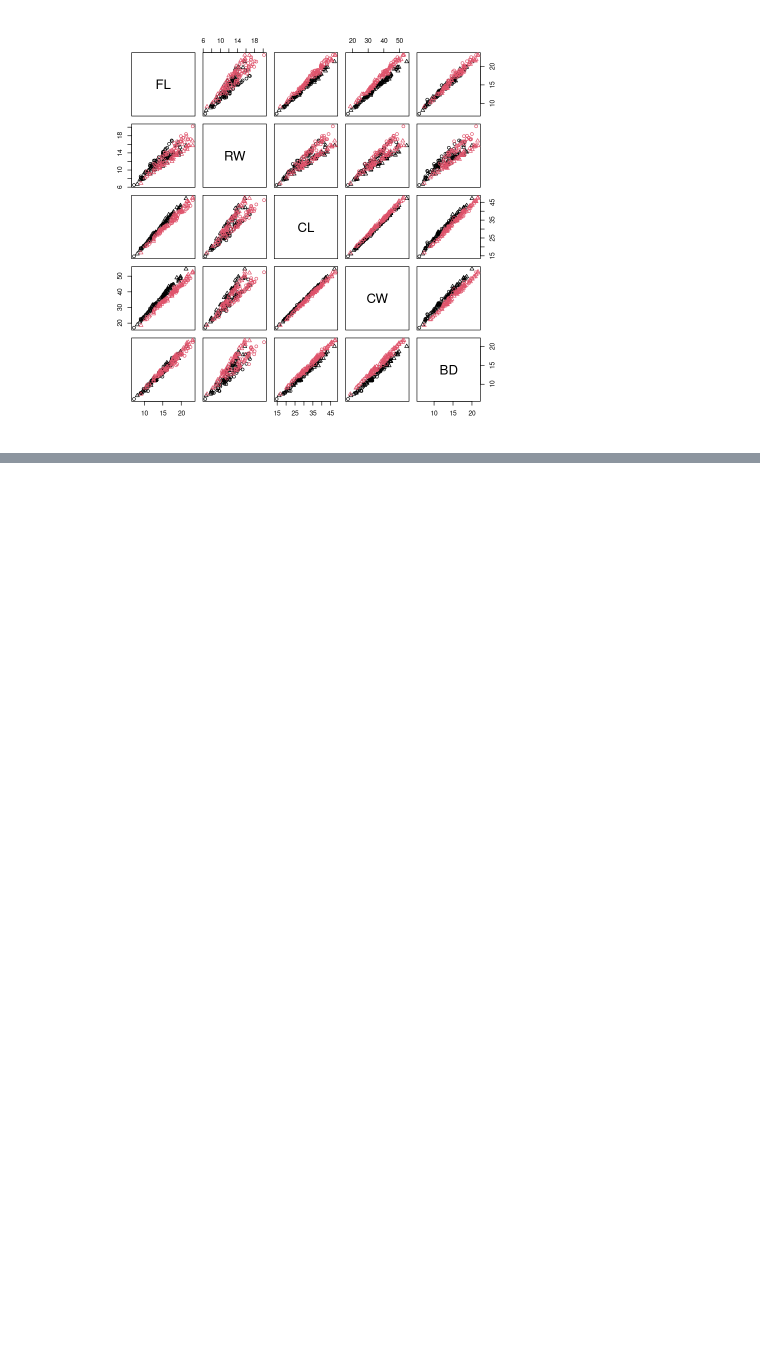
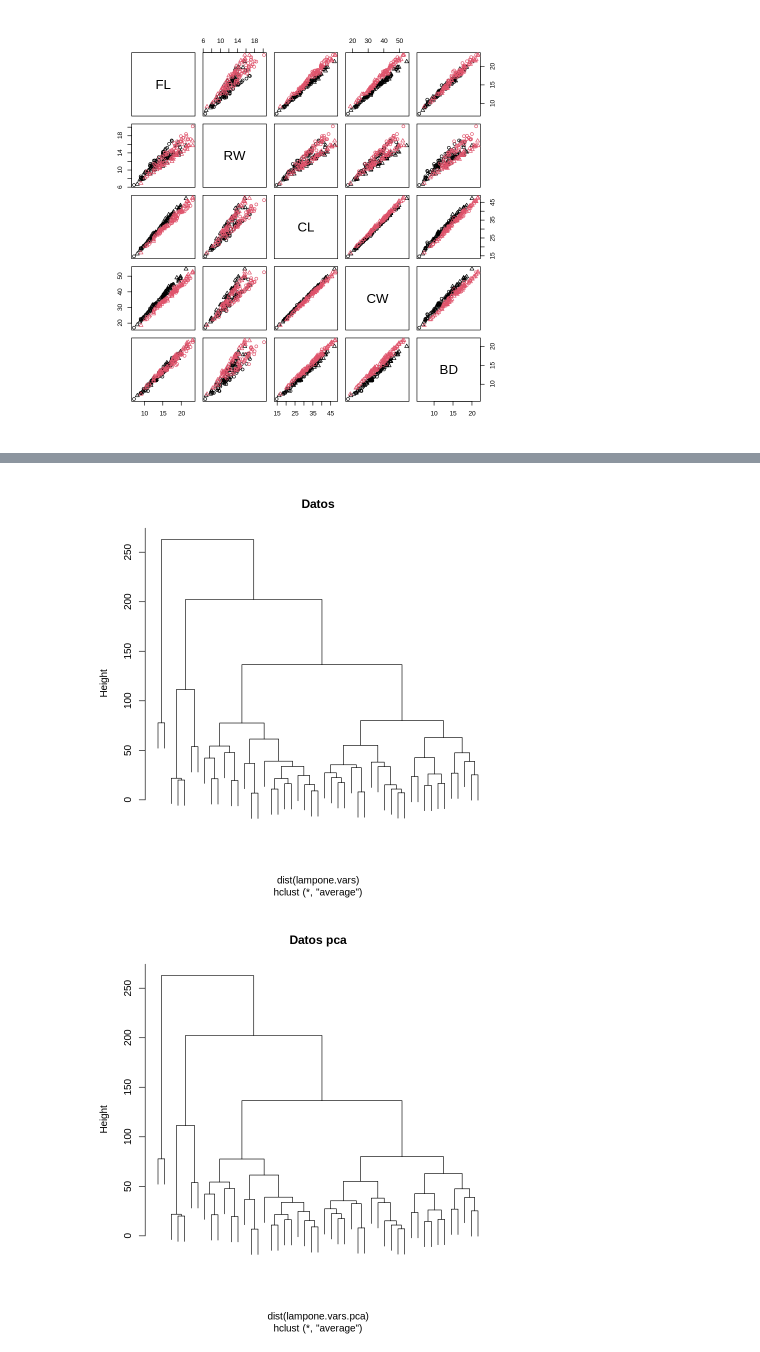
Before and after one commit to BMarelli/Facultad-LCC, a Jupyter notebook: 5-Año/TMD/TP3/main.ipynb, the cells around one changed output, grey strips where cells are left out. Cells and saved outputs as stored; diff of their text form; code cells hidden in the pictures; blank space fills up the shorter version.

```diff
--- a/5-Año/TMD/TP3/main.ipynb
+++ b/5-Año/TMD/TP3/main.ipynb
@@ -37,0 +140,20 @@ Cumulative Proportion  0.9578 0.98810 0.99743 0.99966 1.00000
+# %%
+c.hc.cc = cutree(hc.cc, k=2)
+c.hc.cc.pca = cutree(hc.cc.pca, k=2)
+c.hc.cc.log = cutree(hc.cc.log, k=2)
+c.hc.cc.log.scaled = cutree(hc.cc.log.scaled, k=2)
+c.hc.cc.log.scaled.pca = cutree(hc.cc.log.scaled.pca, k=2)
+c.hc.cc.log.scaled.pca.scaled = cutree(hc.cc.log.scaled.pca.scaled, k=2)
+
+print("Datos")
+cluster_compare(crabs[,1], c.hc.cc)
+print("Datos pca")
+cluster_compare(crabs[,1], c.hc.cc.pca)
+print("Datos log")
+cluster_compare(crabs[,1], c.hc.cc.log)
+print("Datos log scaled")
+cluster_compare(crabs[,1], c.hc.cc.log.scaled)
+print("Datos log scaled pca")
+cluster_compare(crabs[,1], c.hc.cc.log.scaled.pca)
+print("Datos log scaled pca scaled")
+cluster_compare(crabs[,1], c.hc.cc.log.scaled.pca.scaled)
@@ -37,0 +215,8 @@ Cumulative Proportion  0.9578 0.98810 0.99743 0.99966 1.00000
+# %%
+load("/content/lampone.Rdata")
+lampone.vars = lampone[,- c(1,143,144)]
+summary(lampone[,c(1,143)])
+
+lampone.vars.pca = prcomp(lampone.vars)$x
+lampone.vars.pca.scaled = scale(lampone.vars.pca)
+# Aplicar log a los datos nos lleva a tener valores NaN
@@ -37,0 +261,11 @@ Cumulative Proportion  0.9578 0.98810 0.99743 0.99966 1.00000
+# %%
+hc.lc = hclust(dist(lampone.vars), method="average")
+hc.lc.pca = hclust(dist(lampone.vars.pca), method="average")
+hc.lc.pca.scaled = hclust(dist(lampone.vars.pca.scaled), method="average")
+
+plot(hc.lc, main="Datos", labels = FALSE)
+plot(hc.lc.pca, main="Datos pca", labels = FALSE)
+plot(hc.lc.pca.scaled, main="Datos pca scaled", labels = FALSE)
+# %% [output]
+[figure, added]
+[figure, added]
```
Also changed, not shown: parts of 39 cells of this notebook, 1 other file.
